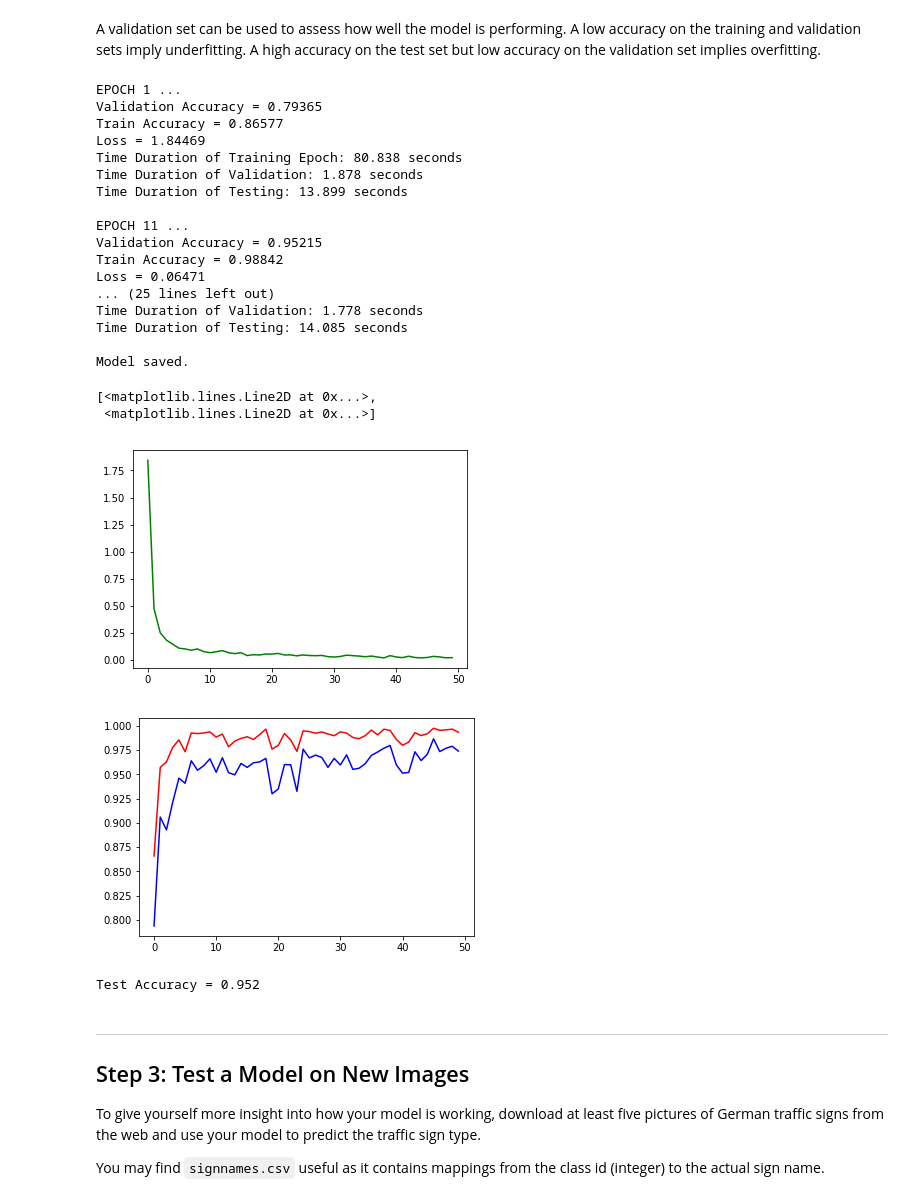
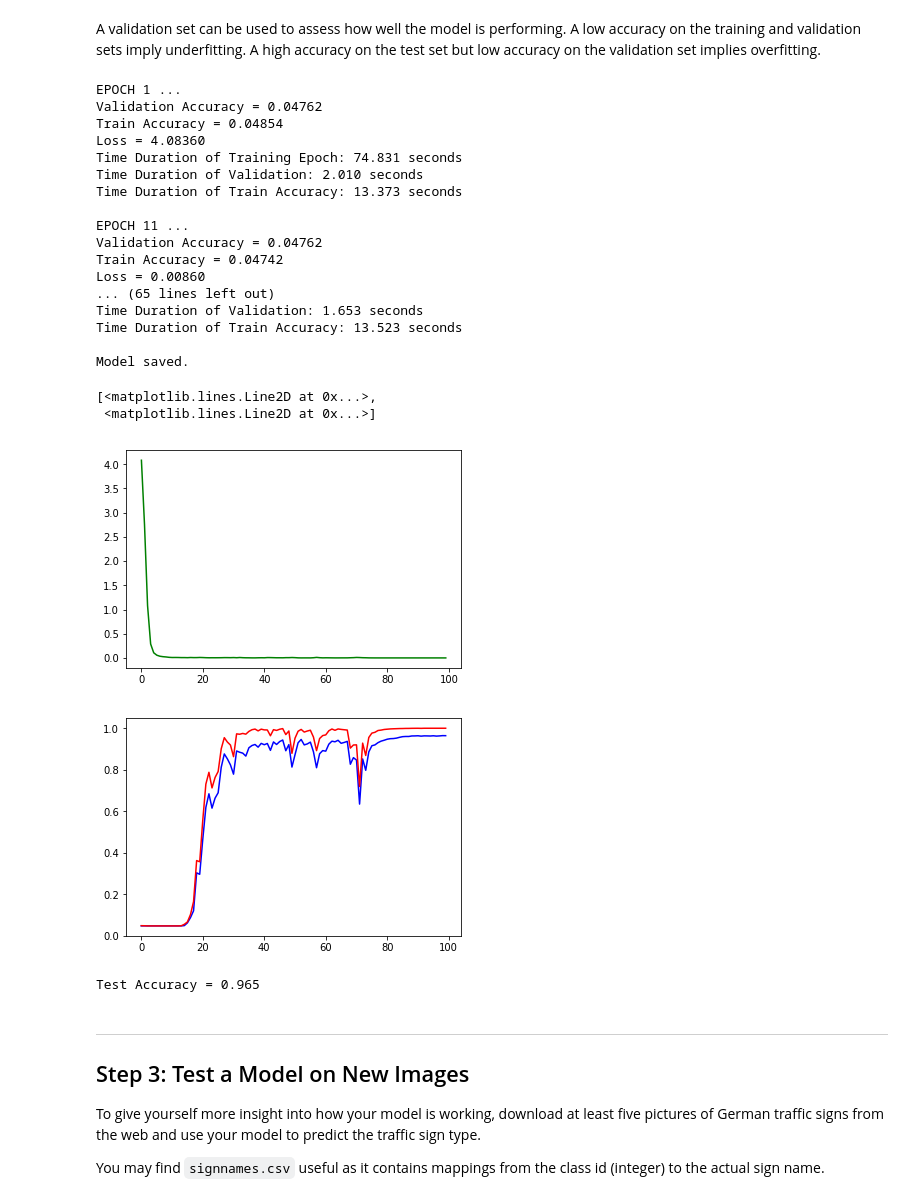
Before and after one commit to tongda/CarND-Traffic-Sign-Classifier-Project, a Jupyter notebook: Traffic_Sign_Classifier.ipynb, the cells around one changed output. Cells and saved outputs as stored; diff of their text form; code cells hidden in the pictures.

Commit message:
optimized inception model

```diff
--- a/Traffic_Sign_Classifier.ipynb
+++ b/Traffic_Sign_Classifier.ipynb
@@ -150,10 +150,11 @@ def rgb2grayscale(rgb):
 
     return np.expand_dims(gray, axis=2)
 
-X_train = np.array([np.append(x, rgb2grayscale(x), axis=2) for x in X_train])
-X_valid = np.array([np.append(x, rgb2grayscale(x), axis=2) for x in X_valid])
-X_test = np.array([np.append(x, rgb2grayscale(x), axis=2) for x in X_test])
+def preprocess(X):
+    gray_added = np.array([np.append(x, rgb2grayscale(x), axis=2) for x in X])
+    normalized = normalize(gray_added)
+    return normalized
 
-X_train = normalize(X_train)
-X_valid = normalize(X_valid)
-X_test = normalize(X_test)
+# X_train = preprocess(X_train)
+# X_valid = preprocess(X_valid)
+# X_test = preprocess(X_test)
@@ -178,14 +166,14 @@ Normalized Std:  [ 1.  1.  1.  1.]
 import tensorflow as tf
 from tensorflow.contrib.layers import flatten
 
-mu = 0.
+mu = 0.01
 std = 0.1
 
-def conv(x, filter_size, filter_num, padding='SAME'):
+def conv(x, filter_size, filter_num, stride_step=1, padding='SAME'):
     _, _, _, depth = x.get_shape().as_list()
     filter_weights = tf.Variable(tf.truncated_normal((filter_size, filter_size, depth, filter_num), mu, std))
     filter_biases = tf.Variable(tf.zeros(filter_num))
-    stride = (1, 1, 1, 1)
+    stride = (1, stride_step, stride_step, 1)
     return tf.nn.bias_add(tf.nn.conv2d(x, filter_weights, stride, padding), filter_biases)
 
 def pool(x):
@@ -454,7 +449,7 @@ def mynet4(x, is_training, keep_prob):
 A validation set can be used to assess how well the model is performing. A low accuracy on the training and validation
 sets imply underfitting. A high accuracy on the test set but low accuracy on the validation set implies overfitting.
 # %%
-X = tf.placeholder(tf.float32, shape=(None, 32, 32, 4), name='X')
+X = tf.placeholder(tf.float32, shape=(None, 32, 32, 3), name='X')
 y = tf.placeholder(tf.int32, shape=(None,), name='y')
 y_one_hot = tf.one_hot(y, n_classes, name='y_one_hot')
 global_step = tf.Variable(0, name='global_step', trainable=False)
@@ -495,8 +490,8 @@ from sklearn.model_selection import train_test_split
 from sklearn.utils import shuffle
 import time
 
-BATCH_SIZE = 128
-EPOCH_NUM = 50
+BATCH_SIZE = 512
+EPOCH_NUM = 100
 
 with tf.Session() as sess:
     sess.run(tf.global_variables_initializer())
@@ -510,7 +505,7 @@ with tf.Session() as sess:
         for offset in range(0, n_train, BATCH_SIZE):
             end = offset + BATCH_SIZE
             X_batch, y_batch = X_train[offset:end], y_train[offset:end]
-            loss_batch, _ = sess.run([loss_op, train_op], feed_dict={X: X_batch, y: y_batch, is_training: True, keep_prob: 0.75})
+            loss_batch, _ = sess.run([loss_op, train_op], feed_dict={X: X_batch, y: y_batch, is_training: True, keep_prob: 0.8})
             after = time.time()
             loss_total += loss_batch * len(X_batch)
         after_train = time.time()
@@ -529,57 +524,57 @@ with tf.Session() as sess:
         after_test = time.time()
 
         if i % 10 == 0:
             print("EPOCH {} ...".format(i+1))
             print("Validation Accuracy = {:.5f}".format(validation_accuracy))
             print("Train Accuracy = {:.5f}".format(train_accuracy))
             print("Loss = {:.5f}".format(loss_total / n_train))
             print("Time Duration of Training Epoch: {:.3f} seconds".format(after_train - before_train))
             print("Time Duration of Validation: {:.3f} seconds".format(after_valid - before_valid))
-            print("Time Duration of Testing: {:.3f} seconds".format(after_test - before_test))
+            print("Time Duration of Train Accuracy: {:.3f} seconds".format(after_test - before_test))
             print()
 
-        if (i+1) % 5 == 0:
+        if i % 10 == 0:
             saver.save(sess, "./inception/traffic", global_step=global_step)
 
     saver.save(sess, "./inception/traffic", global_step=global_step)
     print("Model saved.")
 
 plt.figure(1)
 plt.plot(range(EPOCH_NUM), losses, 'g')
 
 plt.figure(2)
 plt.plot(range(EPOCH_NUM), validation_accuracies, 'b',
          range(EPOCH_NUM), train_accuracies, 'r')
 # %% [output]
 EPOCH 1 ...
-Validation Accuracy = 0.79365
-Train Accuracy = 0.86577
-Loss = 1.84469
-Time Duration of Training Epoch: 80.838 seconds
-Time Duration of Validation: 1.878 seconds
-Time Duration of Testing: 13.899 seconds
+Validation Accuracy = 0.04762
+Train Accuracy = 0.04854
+Loss = 4.08360
+Time Duration of Training Epoch: 74.831 seconds
+Time Duration of Validation: 2.010 seconds
+Time Duration of Train Accuracy: 13.373 seconds
 
 EPOCH 11 ...
-Validation Accuracy = 0.95215
-Train Accuracy = 0.98842
-Loss = 0.06471
-... (25 lines left out)
-Time Duration of Validation: 1.778 seconds
-Time Duration of Testing: 14.085 seconds
+Validation Accuracy = 0.04762
+Train Accuracy = 0.04742
+Loss = 0.00860
+... (65 lines left out)
+Time Duration of Validation: 1.653 seconds
+Time Duration of Train Accuracy: 13.523 seconds
 
 Model saved.
 [<matplotlib.lines.Line2D at 0x...>,
  <matplotlib.lines.Line2D at 0x...>]
-[figure, old version]
+[figure, new version]
-[figure, old version]
+[figure, new version]
 # %%
 with tf.Session() as sess:
-    saver.restore(sess, tf.train.latest_checkpoint('./inception/'))
+    saver.restore(sess, tf.train.latest_checkpoint("./inception"))
 
     test_accuracy = evaluate(X_test, y_test)
     print("Test Accuracy = {:.3f}".format(test_accuracy))
 # %% [output]
-Test Accuracy = 0.952
+Test Accuracy = 0.965
 # %% [markdown]
 ---
 
```
Also changed, not shown: parts of 10 cells of this notebook, 11 other files.
